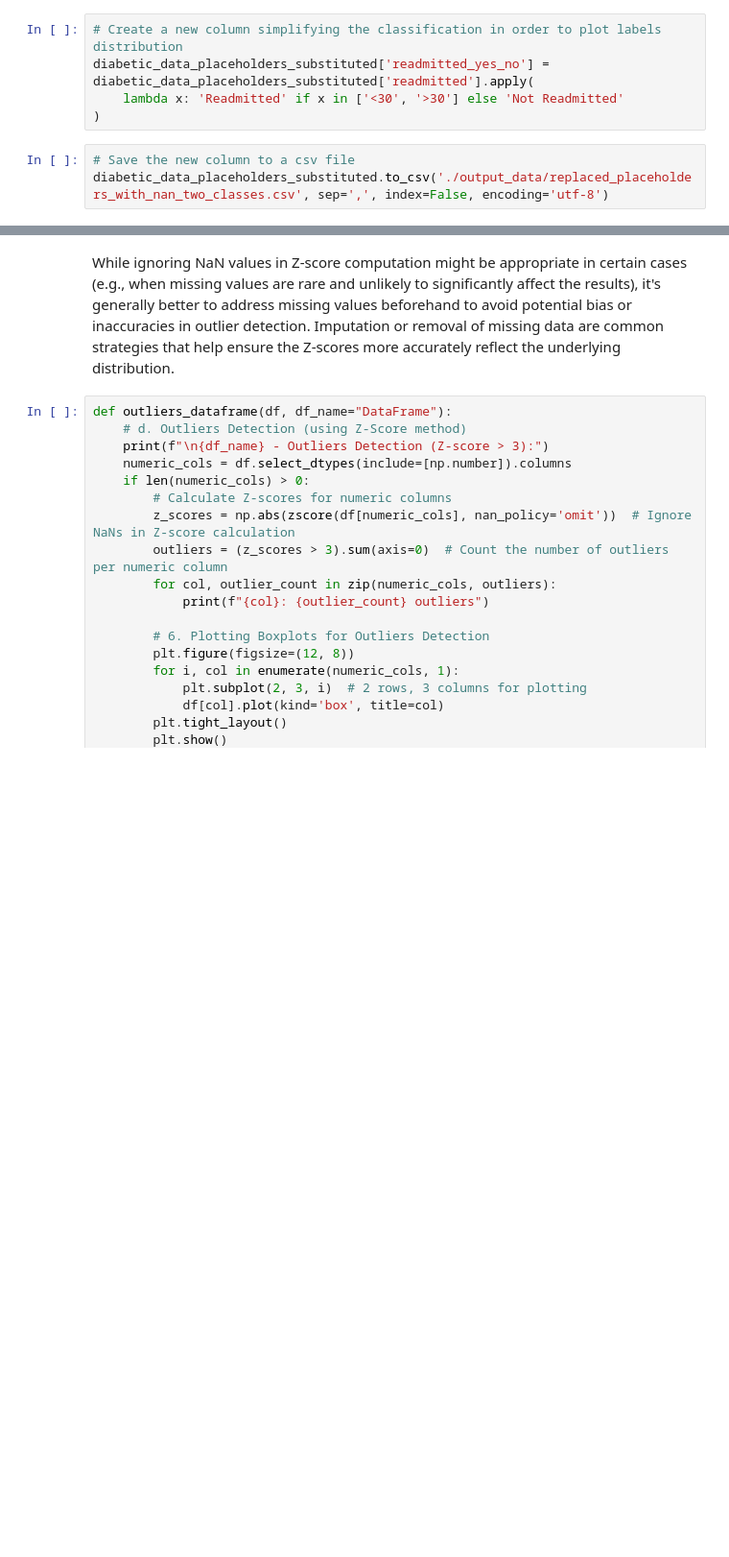
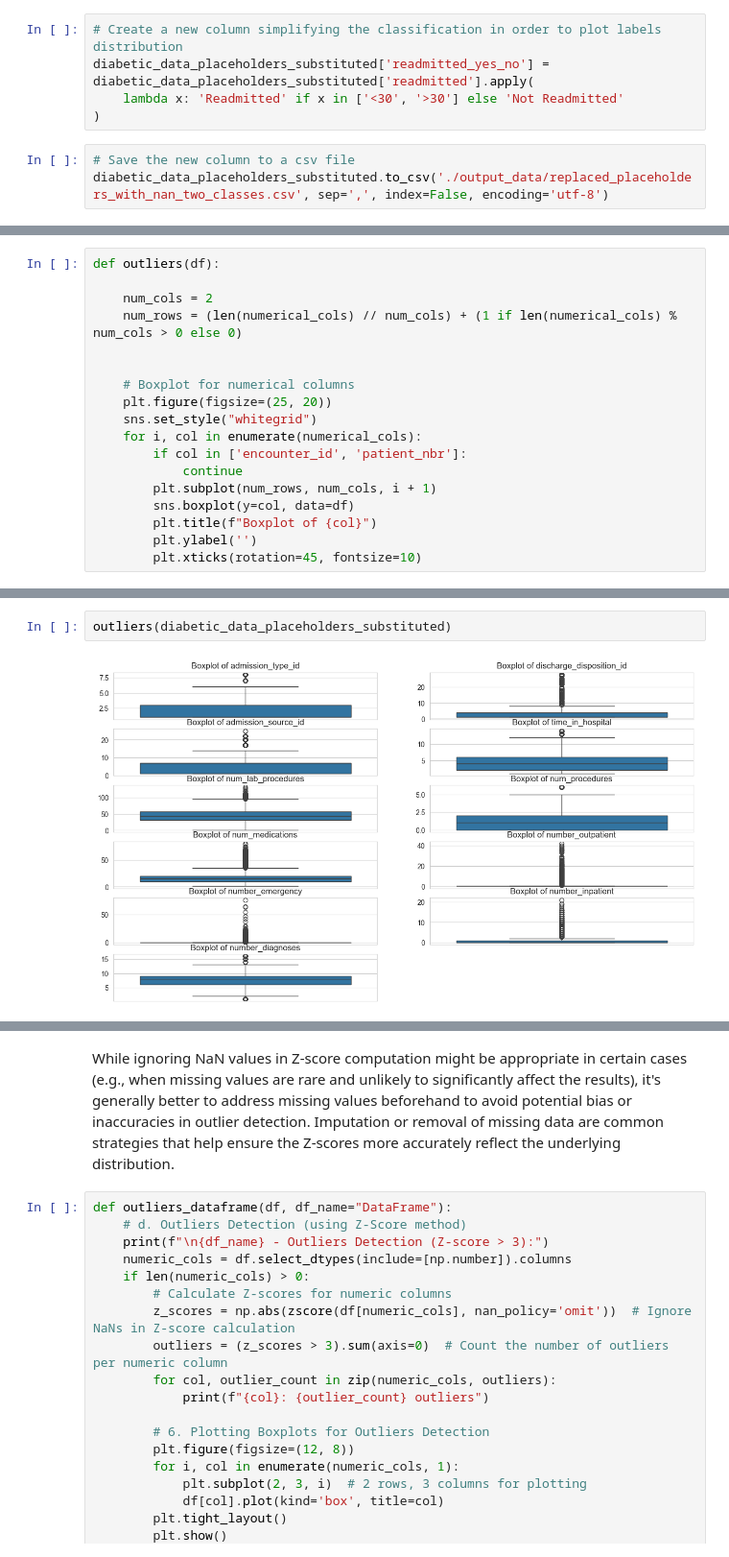
Before and after one commit to iamgiulyUCL/COMP0189Applied-Artificial-IntelligenceUCL, a Jupyter notebook: COMP0189_coursework_1.ipynb, the cells around one changed output, grey strips where cells are left out. Shown at 96% size. Drawn from its saved outputs; the diff is of its cells as text; blank space fills up the shorter version.

Commit message:
Commit 1 - up to class balancing and merge of ids_mapping.csv info into diabetic_data.csv

```diff
--- a/COMP0189_coursework_1.ipynb
+++ b/COMP0189_coursework_1.ipynb
@@ -631,0 +675,18 @@ Name: count, dtype: int64
+# %%
+def outliers(df):
+
+    num_cols = 2
+    num_rows = (len(numerical_cols) // num_cols) + (1 if len(numerical_cols) % num_cols > 0 else 0)
+
+
+    # Boxplot for numerical columns
+    plt.figure(figsize=(25, 20))
+    sns.set_style("whitegrid")
+    for i, col in enumerate(numerical_cols):
+        if col in ['encounter_id', 'patient_nbr']:
+            continue
+        plt.subplot(num_rows, num_cols, i + 1)
+        sns.boxplot(y=col, data=df)
+        plt.title(f"Boxplot of {col}")
+        plt.ylabel('')
+        plt.xticks(rotation=45, fontsize=10)
@@ -631,0 +711,4 @@ Name: count, dtype: int64
+# %%
+outliers(diabetic_data_placeholders_substituted)
+# %% [output]
+[figure, added]
```
Also changed, not shown: parts of 13 cells of this notebook.
